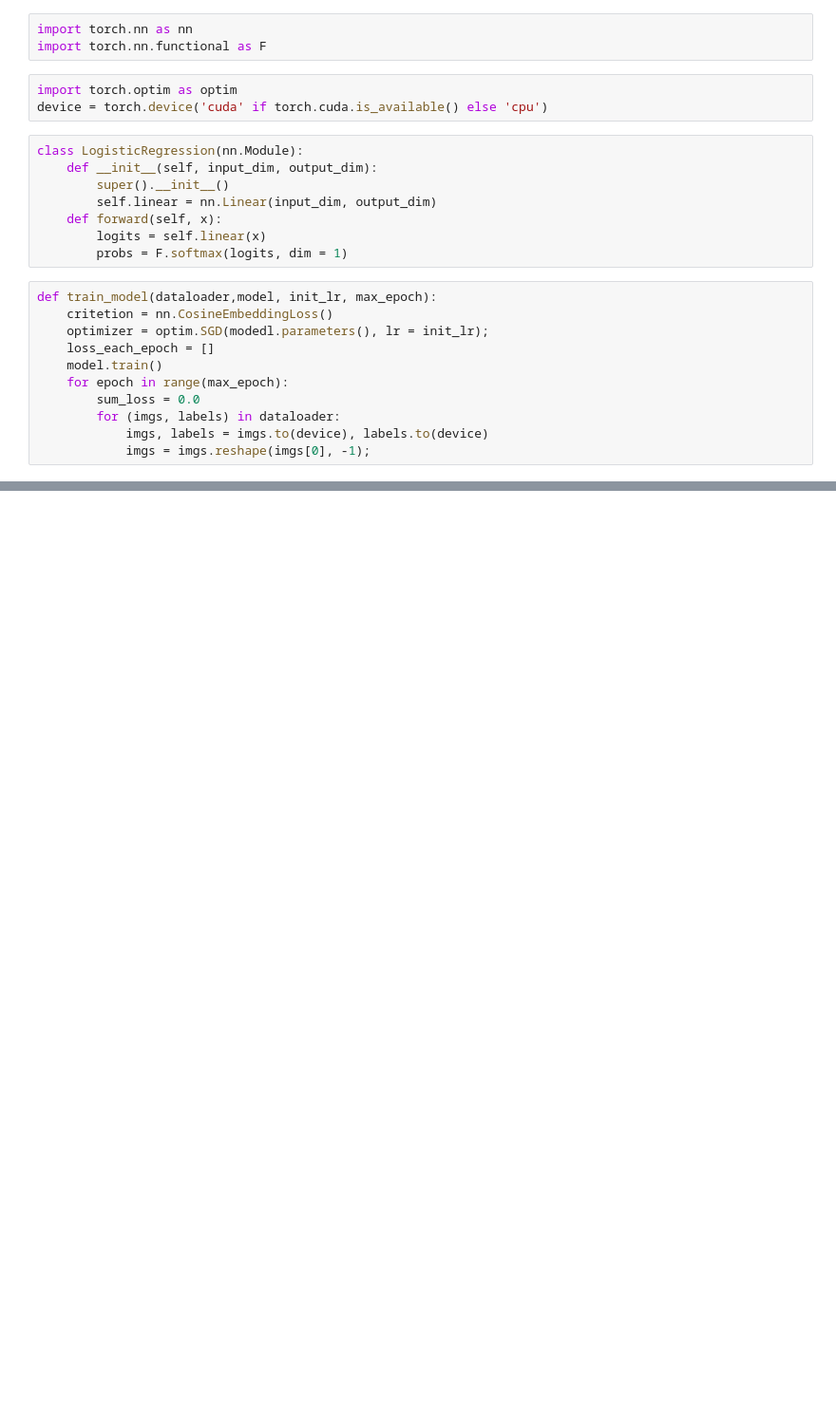
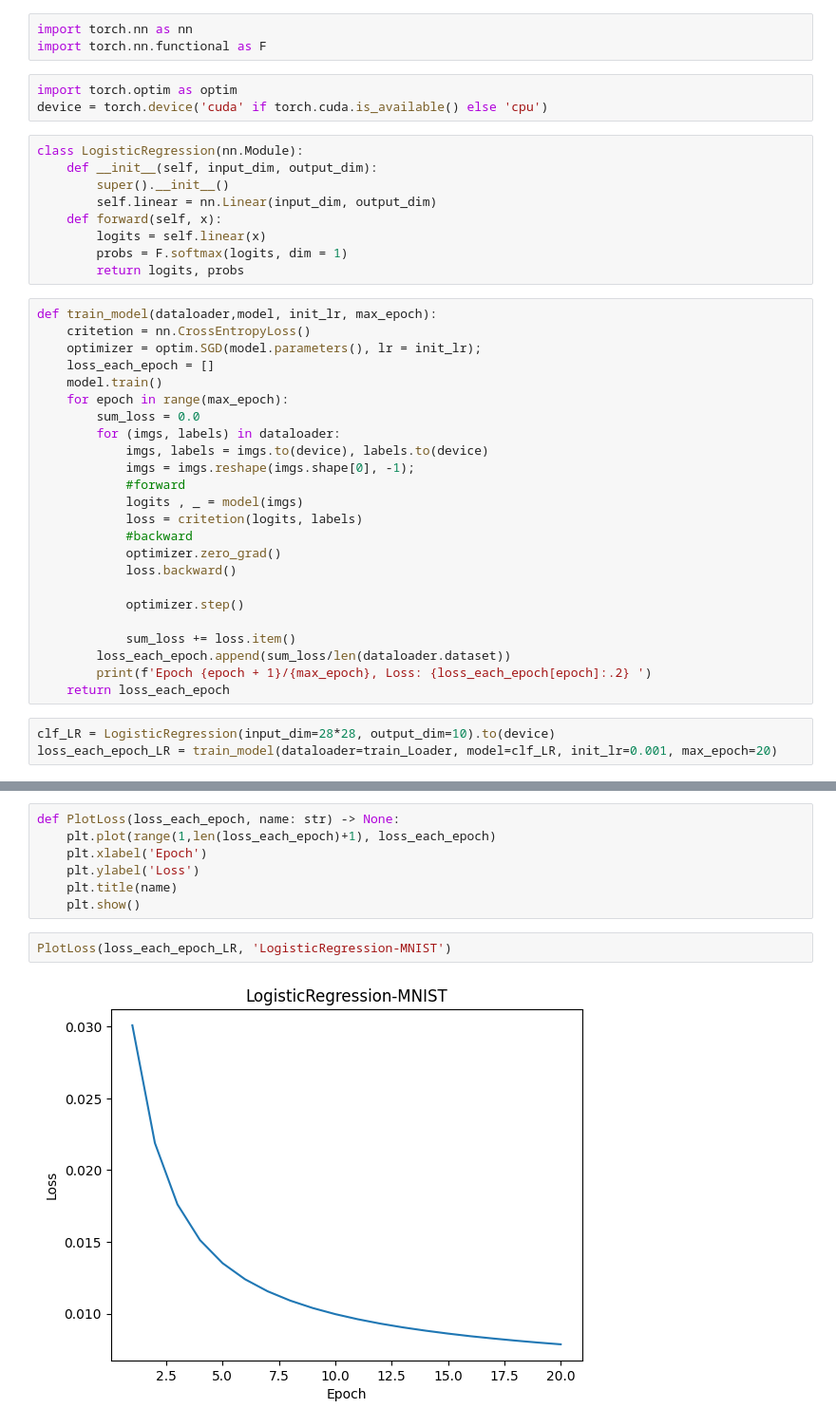
Before and after one commit to 4ursmile/Img-classify, a Jupyter notebook: barekyclassisfy.ipynb, the cells around one changed output, grey strips where cells are left out. Shown at 95% size. Drawn from its saved outputs; the diff is of its cells as text; blank space fills up the shorter version.

```diff
--- a/barekyclassisfy.ipynb
+++ b/barekyclassisfy.ipynb
@@ -45,14 +47,31 @@ class LogisticRegression(nn.Module):
     def forward(self, x):
         logits = self.linear(x)
         probs = F.softmax(logits, dim = 1)
+        return logits, probs
 # %%
 def train_model(dataloader,model, init_lr, max_epoch):
-    critetion = nn.CosineEmbeddingLoss()
-    optimizer = optim.SGD(modedl.parameters(), lr = init_lr);
+    critetion = nn.CrossEntropyLoss()
+    optimizer = optim.SGD(model.parameters(), lr = init_lr);
     loss_each_epoch = []
     model.train()
     for epoch in range(max_epoch):
         sum_loss = 0.0
         for (imgs, labels) in dataloader:
             imgs, labels = imgs.to(device), labels.to(device)
-            imgs = imgs.reshape(imgs[0], -1);
+            imgs = imgs.reshape(imgs.shape[0], -1);
+            #forward
+            logits , _ = model(imgs)
+            loss = critetion(logits, labels)
+            #backward
+            optimizer.zero_grad()
+            loss.backward()
+
+            optimizer.step()
+
+            sum_loss += loss.item()
+        loss_each_epoch.append(sum_loss/len(dataloader.dataset))
+        print(f'Epoch {epoch + 1}/{max_epoch}, Loss: {loss_each_epoch[epoch]:.2} ')
+    return loss_each_epoch
+# %%
+clf_LR = LogisticRegression(input_dim=28*28, output_dim=10).to(device)
+loss_each_epoch_LR = train_model(dataloader=train_Loader, model=clf_LR, init_lr=0.001, max_epoch=20)
@@ -58,0 +99,11 @@ def train_model(dataloader,model, init_lr, max_epoch):
+# %%
+def PlotLoss(loss_each_epoch, name: str) -> None:
+    plt.plot(range(1,len(loss_each_epoch)+1), loss_each_epoch)
+    plt.xlabel('Epoch')
+    plt.ylabel('Loss')
+    plt.title(name)
+    plt.show()
+# %%
+PlotLoss(loss_each_epoch_LR, 'LogisticRegression-MNIST')
+# %% [output]
+[figure, added]
```
Also changed, not shown: parts of 38 cells of this notebook, 1 other file.
